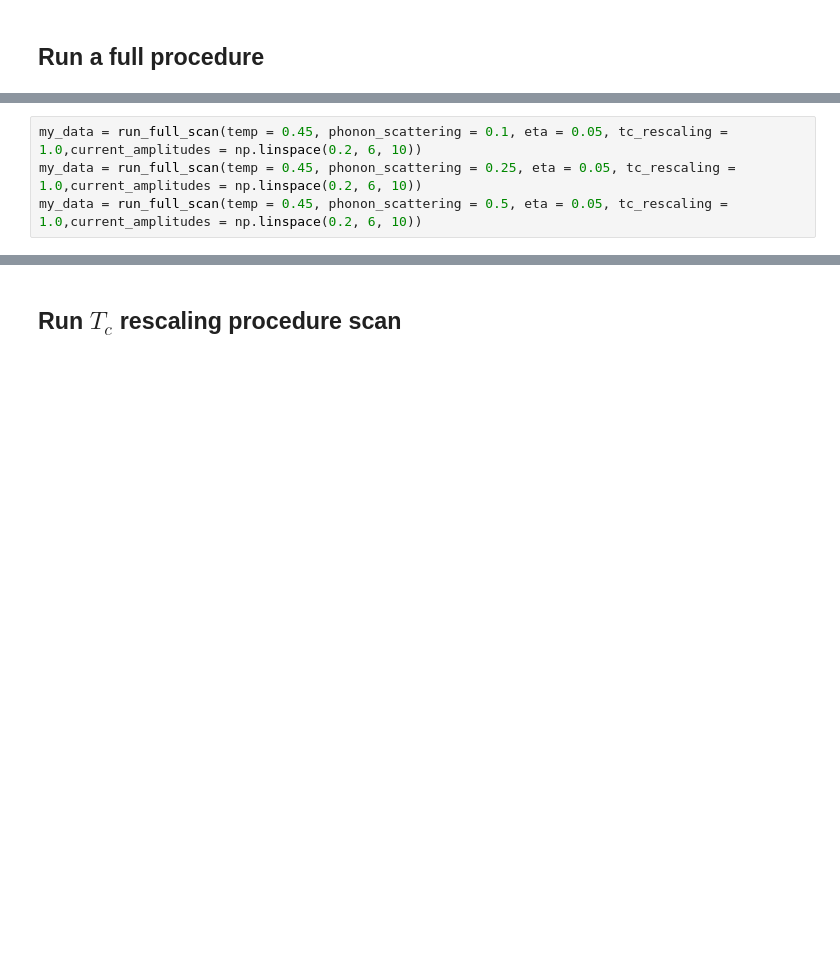
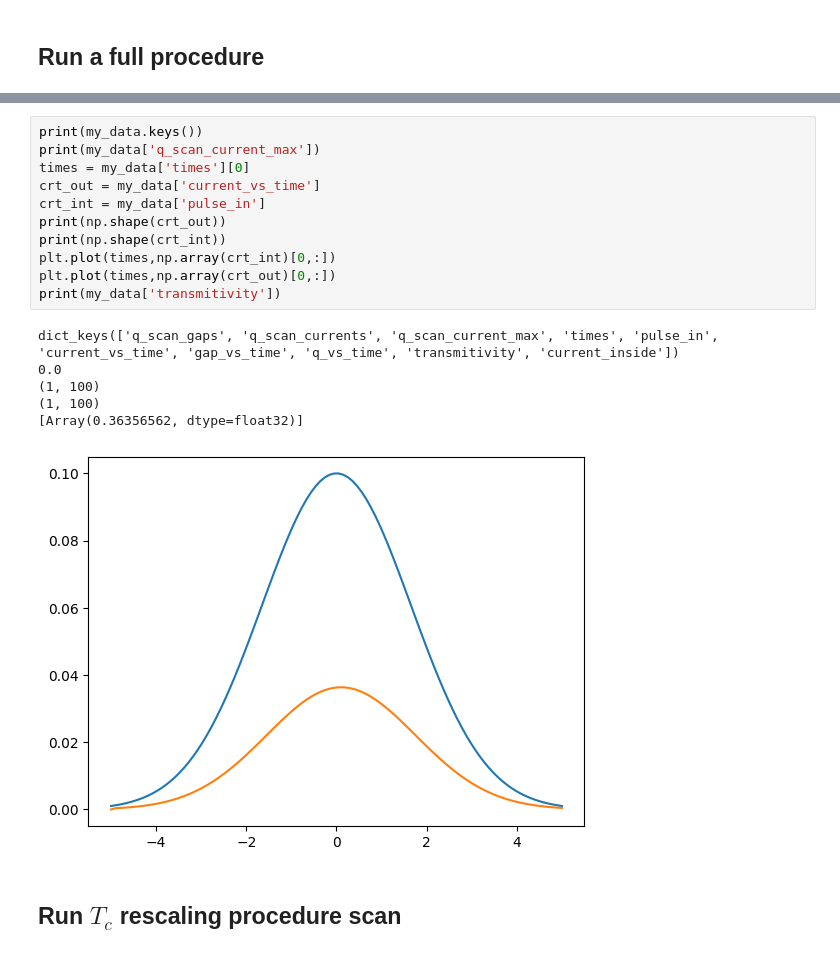
Before and after one commit to j-curtis/psBQP, a Jupyter notebook: Usadel_run.ipynb, the cells around one changed output, grey strips where cells are left out. Cells and saved outputs as stored; diff of their text form; blank space fills up the shorter version.

```diff
--- a/Usadel_run.ipynb
+++ b/Usadel_run.ipynb
@@ -640,4 +634,0 @@ my_data = run_full_scan(temp = 0.45, phonon_scattering = 0.5, eta = 0.1, tc_resc
-# %%
-my_data = run_full_scan(temp = 0.45, phonon_scattering = 0.1, eta = 0.05, tc_rescaling = 1.0,current_amplitudes = np.linspace(0.2, 6, 10))
-my_data = run_full_scan(temp = 0.45, phonon_scattering = 0.25, eta = 0.05, tc_rescaling = 1.0,current_amplitudes = np.linspace(0.2, 6, 10))
-my_data = run_full_scan(temp = 0.45, phonon_scattering = 0.5, eta = 0.05, tc_rescaling = 1.0,current_amplitudes = np.linspace(0.2, 6, 10))
@@ -650,3 +635,21 @@ dict_keys(['q_scan_gaps', 'q_scan_currents', 'q_scan_current_max', 'times', 'pul
+# %%
+print(my_data.keys())
+print(my_data['q_scan_current_max'])
+times = my_data['times'][0]
+crt_out = my_data['current_vs_time']
+crt_int = my_data['pulse_in']
+print(np.shape(crt_out))
+print(np.shape(crt_int))
+plt.plot(times,np.array(crt_int)[0,:])
+plt.plot(times,np.array(crt_out)[0,:])
+print(my_data['transmitivity'])
+# %% [output]
+dict_keys(['q_scan_gaps', 'q_scan_currents', 'q_scan_current_max', 'times', 'pulse_in', 'current_vs_time', 'gap_vs_time', 'q_vs_time', 'transmitivity', 'current_inside'])
+0.0
+(1, 100)
+(1, 100)
+[Array(0.36356562, dtype=float32)]
+[figure, added]
 # %% [markdown]
 ## Run $T_c$ rescaling procedure scan
 # %%
```
Also changed, not shown: parts of 5 cells of this notebook, 26 other files.
